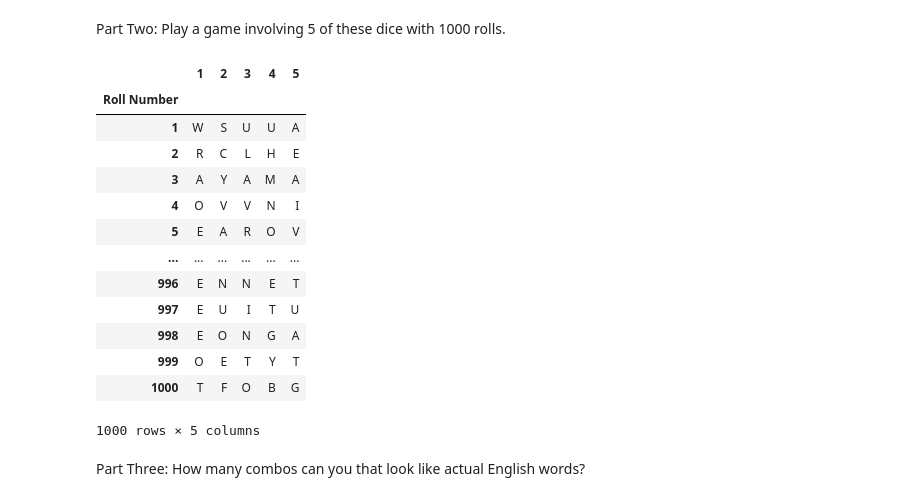
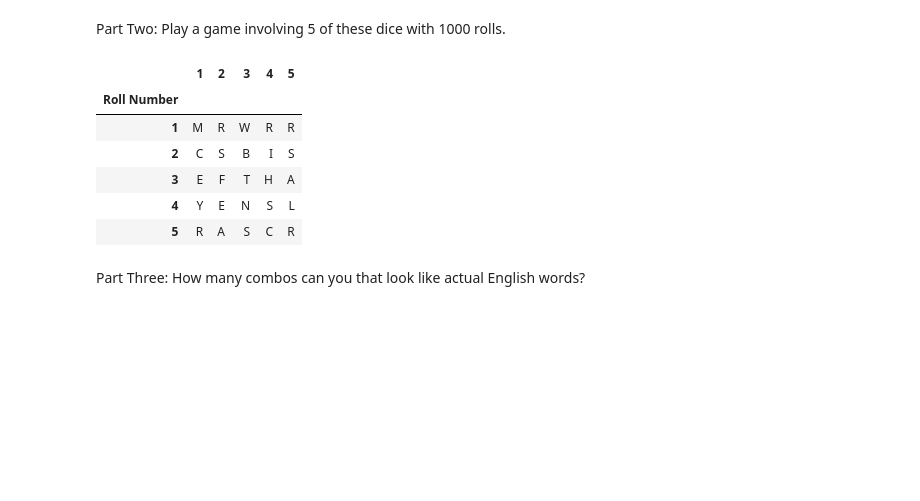
Before and after one commit to bellasamper/Montecarlo_Simulator, a Jupyter notebook: Montecarlo_demo.ipynb, the cells around one changed output. Cells and saved outputs as stored; diff of their text form; code cells hidden in the pictures; blank space fills up the shorter version.

```diff
--- a/Montecarlo_demo.ipynb
+++ b/Montecarlo_demo.ipynb
@@ -358,22 +358,15 @@ alpha.show()
 Part Two:  Play a game involving 5 of these dice with 1000 rolls.
 # %%
 alpha_game = Game([alpha, alpha, alpha, alpha, alpha])
-alpha_game.play(1000)
+alpha_game.play(1000).head()
 # %% [output]
 |  | 1 | 2 | 3 | 4 | 5 |
 | Roll Number |  |  |  |  |  |
-| 1 | W | S | U | U | A |
-| 2 | R | C | L | H | E |
-| 3 | A | Y | A | M | A |
-| 4 | O | V | V | N | I |
-| 5 | E | A | R | O | V |
-| ... | ... | ... | ... | ... | ... |
-| 996 | E | N | N | E | T |
-| 997 | E | U | I | T | U |
-| 998 | E | O | N | G | A |
-| 999 | O | E | T | Y | T |
-| 1000 | T | F | O | B | G |
+| 1 | M | R | W | R | R |
+| 2 | C | S | B | I | S |
+| 3 | E | F | T | H | A |
+| 4 | Y | E | N | S | L |
+| 5 | R | A | S | C | R |
-1000 rows × 5 columns
 # %% [markdown]
 Part Three:  How many combos can you that look like actual English words?
 # %%
```
Also changed, not shown: parts of 19 cells of this notebook, 4 other files.
